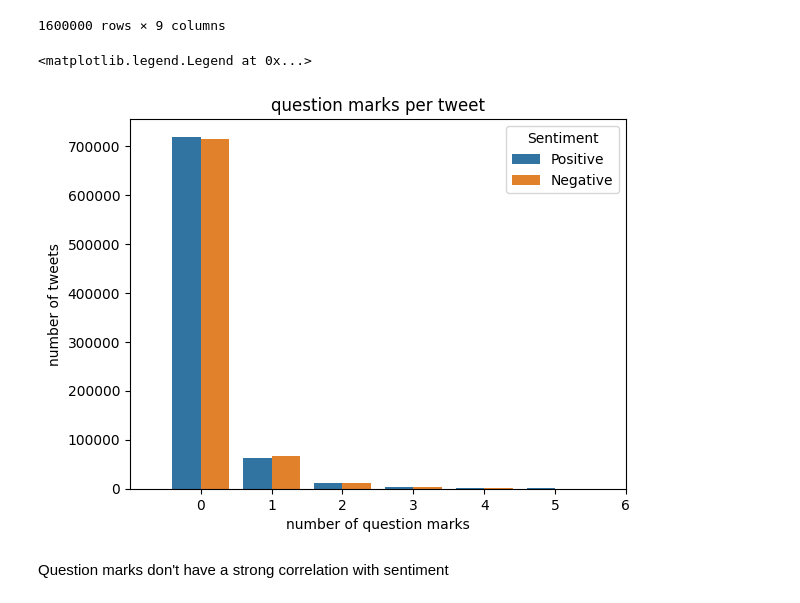
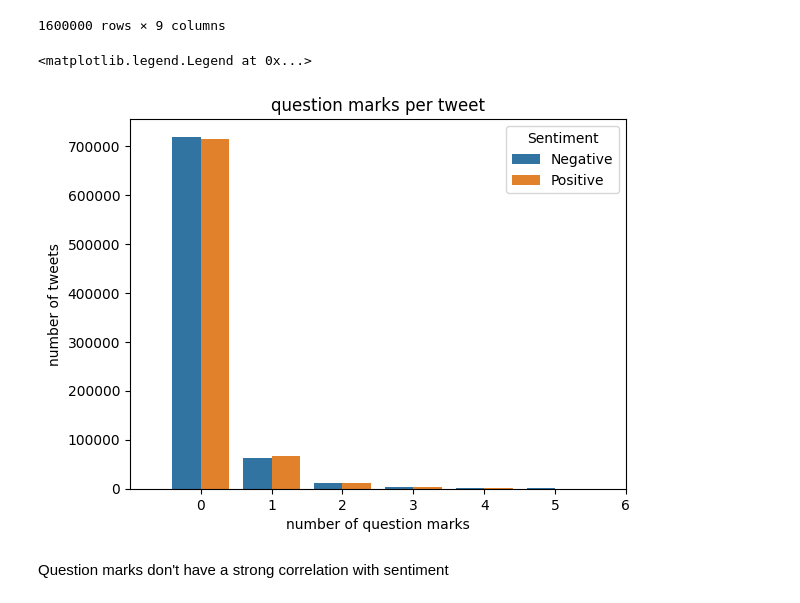
Before and after one commit to DavidStein7/marketing_analytics_project, a Jupyter notebook: Notebooks/finn_data_exploration.ipynb, the cells around one changed output. Cells and saved outputs as stored; diff of their text form; code cells hidden in the pictures.

```diff
--- a/Notebooks/finn_data_exploration.ipynb
+++ b/Notebooks/finn_data_exploration.ipynb
@@ -283,13 +283,13 @@ data
 # %%
 sns.countplot(data, x='Question', hue='Sentiment')
 plt.xlim(-1,6)
 plt.title('question marks per tweet')
 plt.xlabel('number of question marks')
 plt.ylabel('number of tweets')
-plt.legend(title='Sentiment', loc='upper right', labels=['Positive', 'Negative'])
+plt.legend(title='Sentiment', loc='upper right', labels=['Negative', 'Positive'])
 # %% [output]
 <matplotlib.legend.Legend at 0x...>
-[figure, old version]
+[figure, new version]
 # %% [markdown]
 Question marks don't have a strong correlation with sentiment
 # %%
```
Also changed, not shown: parts of 9 cells of this notebook.
